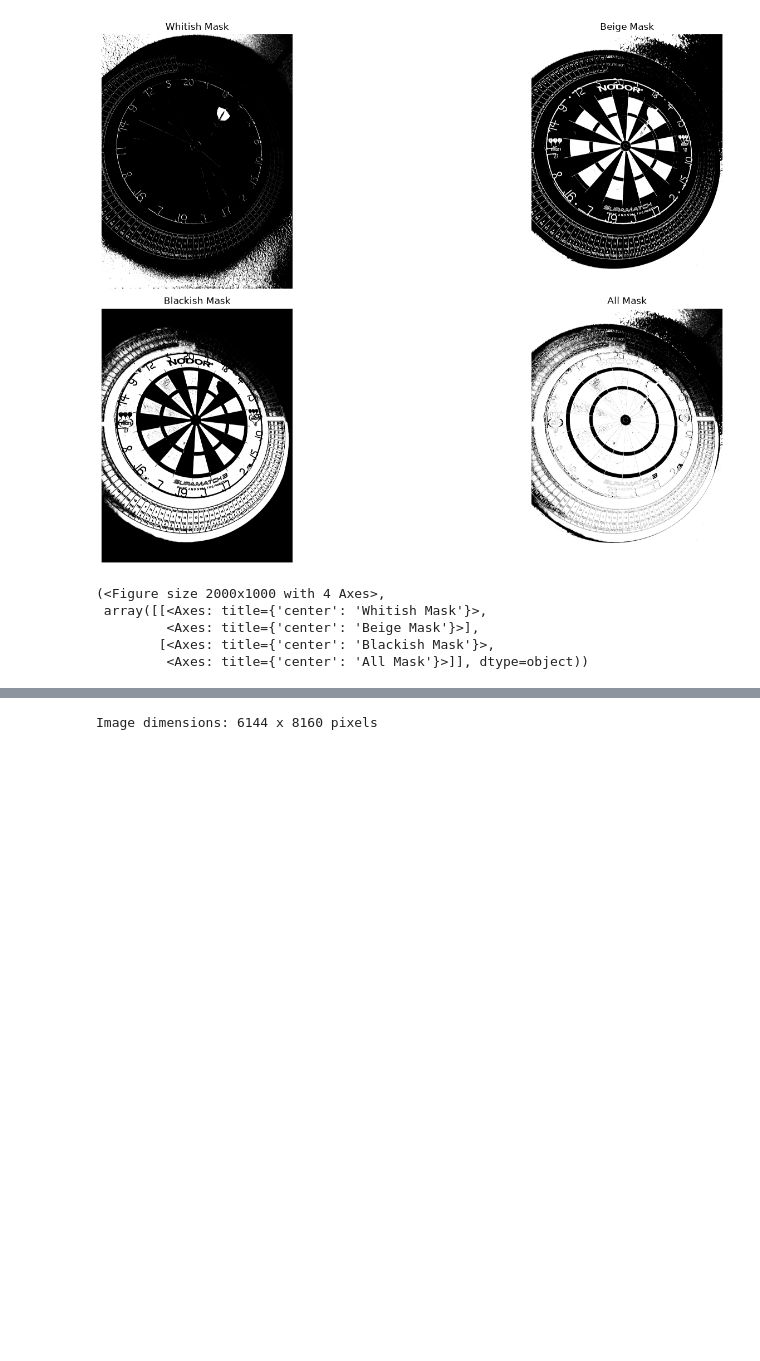
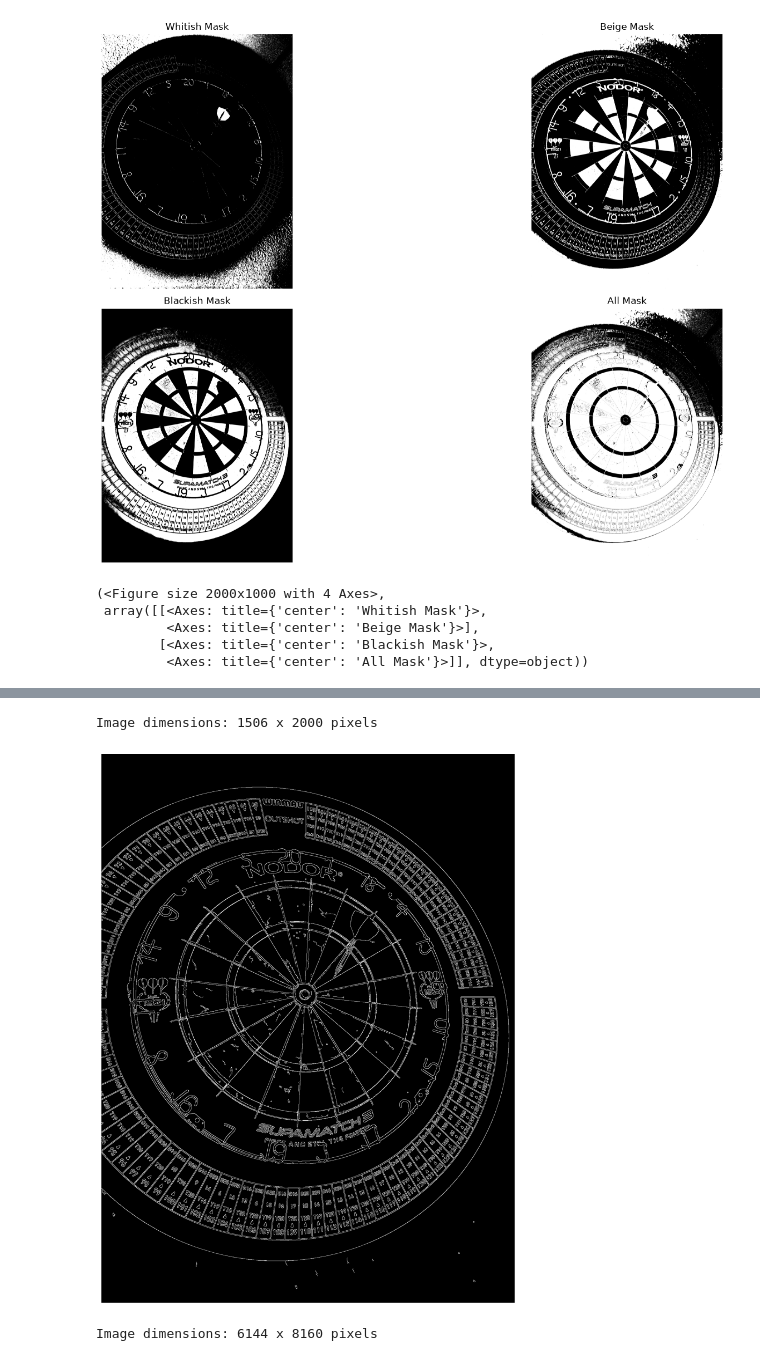
Before and after one commit to ueliwechsler/dartcv, a Jupyter notebook: src/dartcv/find_single_dart.ipynb, the cells around one changed output, grey strips where cells are left out. Cells and saved outputs as stored; diff of their text form; code cells hidden in the pictures; blank space fills up the shorter version.

```diff
--- a/src/dartcv/find_single_dart.ipynb
+++ b/src/dartcv/find_single_dart.ipynb
@@ -171,3 +221,8 @@ Image dimensions: 753 x 1000 pixels
+# %%
+display_image(combined_edges, display_width=10)
+# %% [output]
+Image dimensions: 1506 x 2000 pixels
+[figure, added]
 # %%
 display_image(mask_open_close)
 # %% [output]
```
Also changed, not shown: parts of 7 cells of this notebook, 29 other files.
